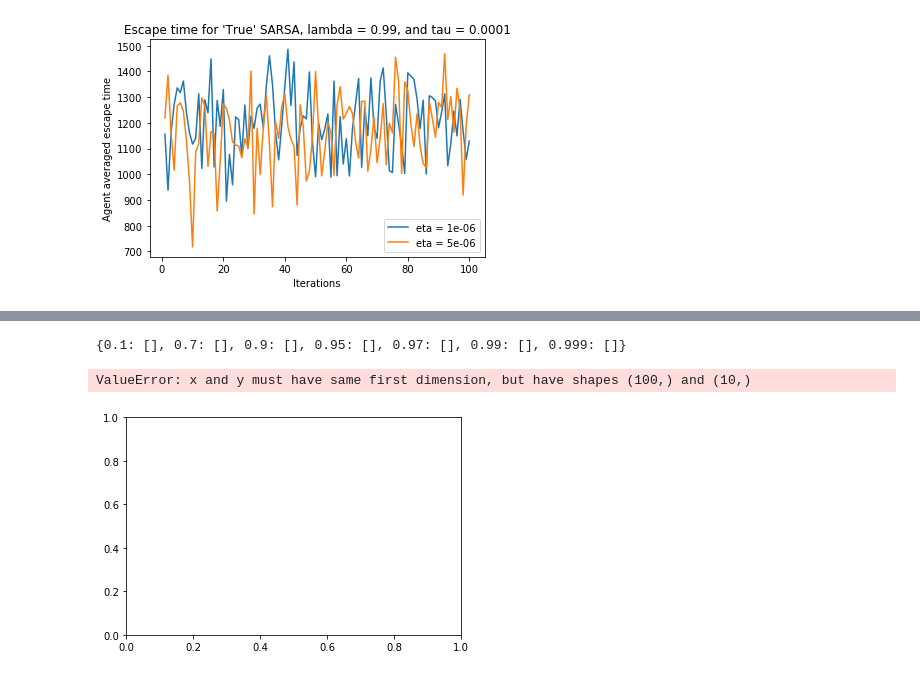
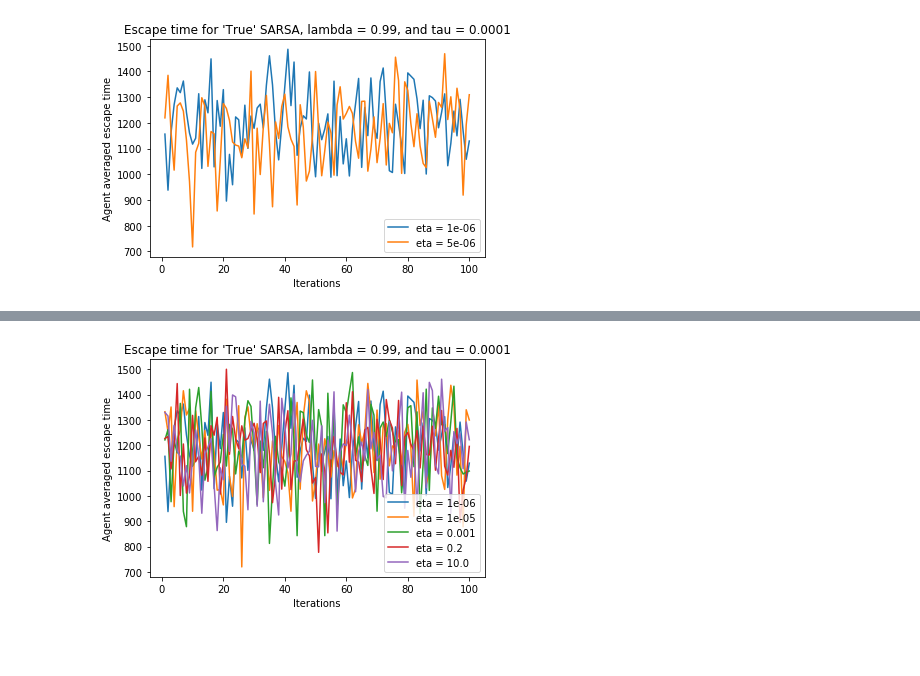
Before and after one commit to sergeivolodin/MountainCarRL, a Jupyter notebook: arvin/main.ipynb, the cells around one changed output, grey strips where cells are left out. Drawn from its saved outputs; the diff is of its cells as text; code cells hidden in the pictures; blank space fills up the shorter version.

```diff
--- a/arvin/main.ipynb
+++ b/arvin/main.ipynb
@@ -1504,16 +1395,15 @@ ITERATION 8
-# %%
-print(times_opt_true)
-its = 100 #Same as default
-plt.figure()
-for l in lambdas:
-    #plt.errorbar(np.linspace(1,its,its),times_eta[e],yerr=np.std(times_eta[e]),label=r'eta = {}'.format(e))
-    plt.plot(np.linspace(1,its,its),times_opt_truee[l],label=r'lambda = {}'.format(l))
-plt.title("Agent and trial averaged escape time")
-plt.xlabel("Iterations")
-plt.ylabel("Escape time")
-plt.legend()
-plt.show()
-# %% [output]
-{0.1: [], 0.7: [], 0.9: [], 0.95: [], 0.97: [], 0.99: [], 0.999: []}
-ValueError: x and y must have same first dimension, but have shapes (100,) and (10,)
-[figure, removed]
+# %%
+its = 100 #Same as default
+plt.figure()
+plt.plot(np.linspace(1,its,its),times_eta_small[0.000001],label=r'eta = {}'.format(0.000001))
+plt.plot(np.linspace(1,its,its),times_eta_small[0.00001],label=r'eta = {}'.format(0.00001))
+plt.plot(np.linspace(1,its,its),times_eta_big[0.001],label=r'eta = {}'.format(0.001))
+plt.plot(np.linspace(1,its,its),times_eta_bigg[0.2],label=r'eta = {}'.format(0.2))
+plt.plot(np.linspace(1,its,its),times_eta_biggg[10.0],label=r'eta = {}'.format(10.0))
+plt.title("Escape time for 'True' SARSA, lambda = 0.99, and tau = 0.0001")
+plt.xlabel("Iterations")
+plt.ylabel("Agent averaged escape time")
+plt.legend()
+plt.show()
+# %% [output]
+[figure, added]
```
Also changed, not shown: parts of 25 cells of this notebook.
